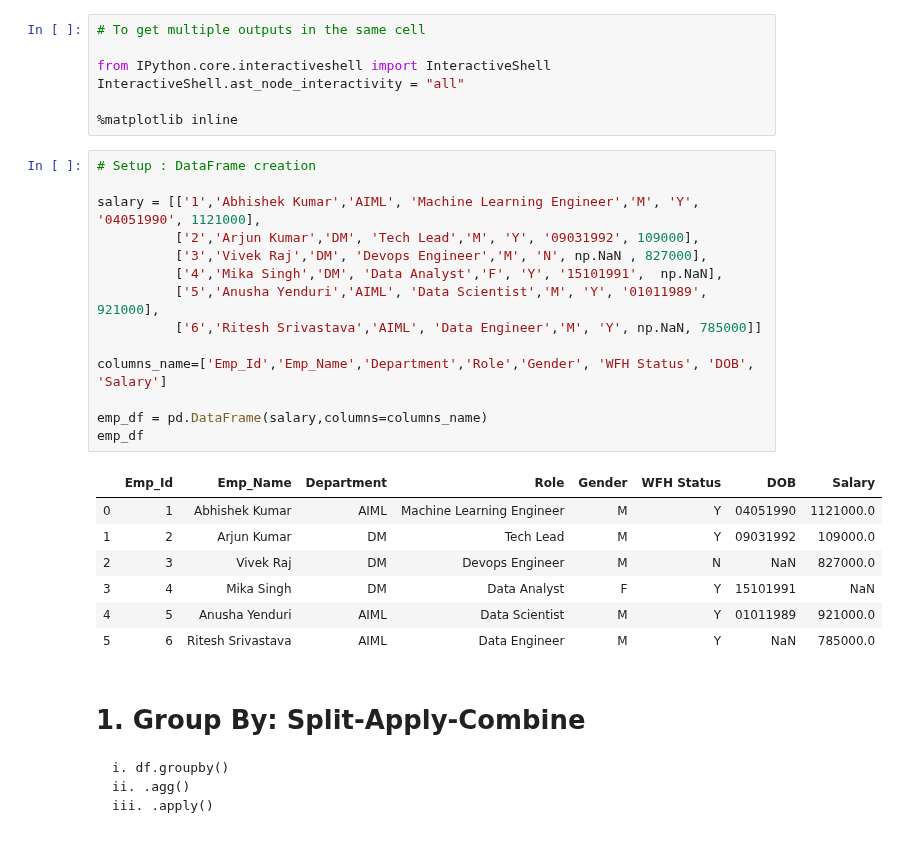
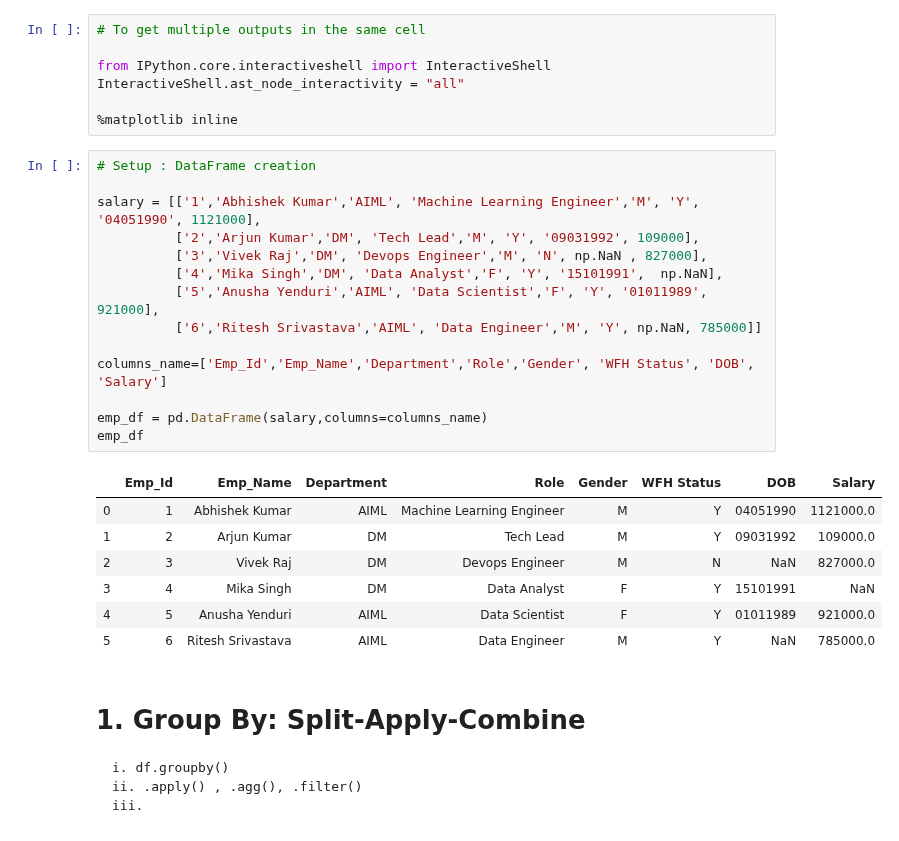
Before and after one commit to AbhishekKumar-0311/Machine-Learning-with-Python, a Jupyter notebook: Pandas/Learning_Pandas_Part_4.ipynb, the cells around one changed output. Cells and saved outputs as stored; diff of their text form.

```diff
--- a/Pandas/Learning_Pandas_Part_4.ipynb
+++ b/Pandas/Learning_Pandas_Part_4.ipynb
@@ -15,29 +15,29 @@ InteractiveShell.ast_node_interactivity = "all"
 # %%
 # Setup : DataFrame creation
 
 salary = [['1','Abhishek Kumar','AIML', 'Machine Learning Engineer','M', 'Y', '04051990', 1121000],
           ['2','Arjun Kumar','DM', 'Tech Lead','M', 'Y', '09031992', 109000],
           ['3','Vivek Raj','DM', 'Devops Engineer','M', 'N', np.NaN , 827000],
           ['4','Mika Singh','DM', 'Data Analyst','F', 'Y', '15101991',  np.NaN],
-          ['5','Anusha Yenduri','AIML', 'Data Scientist','M', 'Y', '01011989',  921000],
+          ['5','Anusha Yenduri','AIML', 'Data Scientist','F', 'Y', '01011989',  921000],
           ['6','Ritesh Srivastava','AIML', 'Data Engineer','M', 'Y', np.NaN, 785000]]
 
 columns_name=['Emp_Id','Emp_Name','Department','Role','Gender', 'WFH Status', 'DOB', 'Salary']
 
 emp_df = pd.DataFrame(salary,columns=columns_name)
 emp_df
 # %% [output]
 |  | Emp_Id | Emp_Name | Department | Role | Gender | WFH Status | DOB | Salary |
 | 0 | 1 | Abhishek Kumar | AIML | Machine Learning Engineer | M | Y | 04051990 | 1121000.0 |
 | 1 | 2 | Arjun Kumar | DM | Tech Lead | M | Y | 09031992 | 109000.0 |
 | 2 | 3 | Vivek Raj | DM | Devops Engineer | M | N | NaN | 827000.0 |
 | 3 | 4 | Mika Singh | DM | Data Analyst | F | Y | 15101991 | NaN |
-| 4 | 5 | Anusha Yenduri | AIML | Data Scientist | M | Y | 01011989 | 921000.0 |
+| 4 | 5 | Anusha Yenduri | AIML | Data Scientist | F | Y | 01011989 | 921000.0 |
 | 5 | 6 | Ritesh Srivastava | AIML | Data Engineer | M | Y | NaN | 785000.0 |
 # %% [markdown]
 # 1. Group By: Split-Apply-Combine
 
 
     i. df.groupby()
-    ii. .agg()
-    iii. .apply()
+    ii. .apply() , .agg(), .filter()
+    iii.
```
Also changed, not shown: parts of 23 cells of this notebook.
